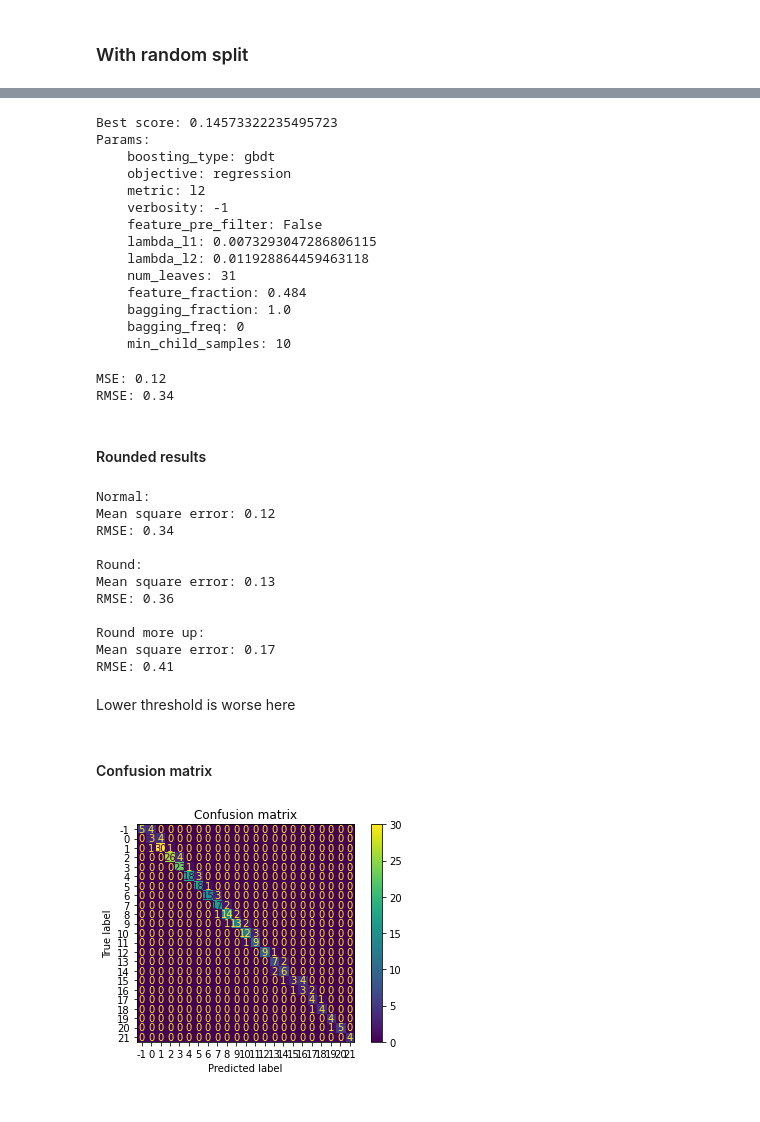
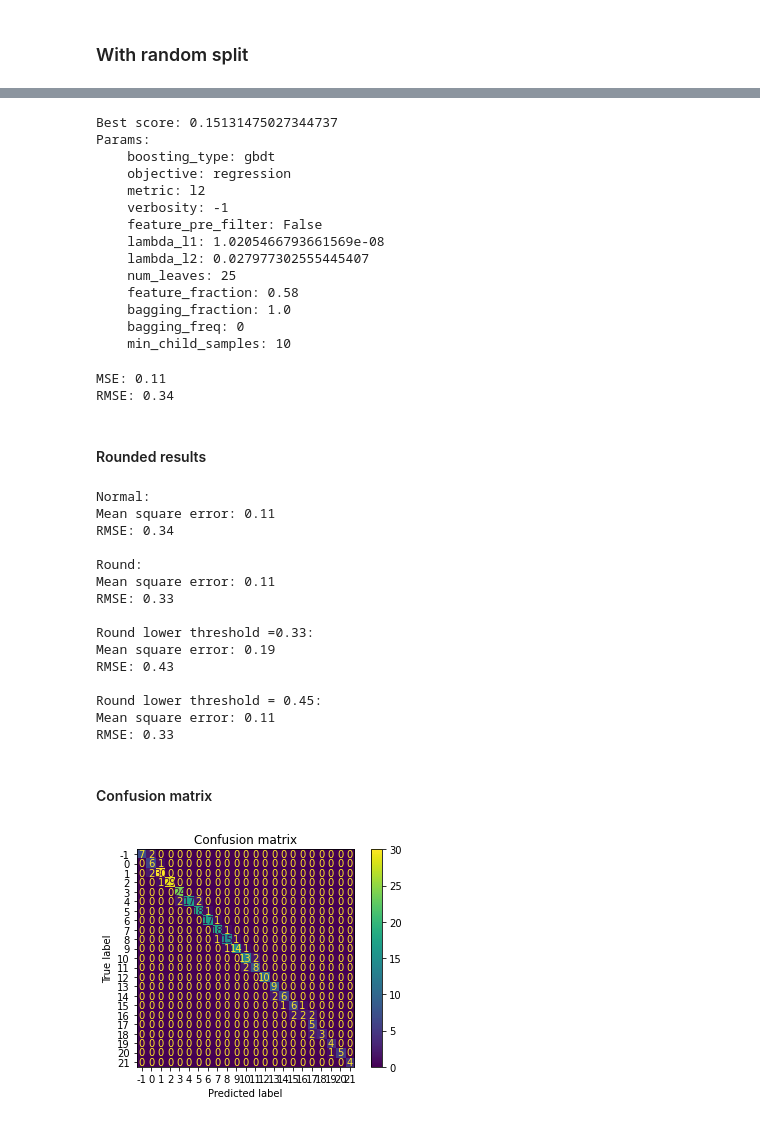
Before and after one commit to Paulina100/ML-for-TTRPG-game-design, a Jupyter notebook: notebooks/models/LightGBM.ipynb, the cells around one changed output, grey strips where cells are left out. Cells and saved outputs as stored; diff of their text form; code cells hidden in the pictures.

```diff
--- a/notebooks/models/LightGBM.ipynb
+++ b/notebooks/models/LightGBM.ipynb
@@ -163,7 +163,7 @@ params = {
 gbm = lgb.train(
     params,
     lgb_train,
-    num_boost_round=20,
+    num_boost_round=100,
     valid_sets=lgb_eval,
     callbacks=[lgb.early_stopping(stopping_rounds=5)],
 )
@@ -503,17 +527,17 @@ print("Params: ")
 for key, value in best_params.items():
     print("    {}: {}".format(key, value))
 # %% [output]
-Best score: 0.14573322235495723
+Best score: 0.15131475027344737
 Params:
     boosting_type: gbdt
     objective: regression
     metric: l2
     verbosity: -1
     feature_pre_filter: False
-    lambda_l1: 0.0073293047286806115
-    lambda_l2: 0.011928864459463118
-    num_leaves: 31
-    feature_fraction: 0.484
+    lambda_l1: 1.0205466793661569e-08
+    lambda_l2: 0.027977302555445407
+    num_leaves: 25
+    feature_fraction: 0.58
     bagging_fraction: 1.0
     bagging_freq: 0
     min_child_samples: 10
@@ -533,7 +557,7 @@ rmse = mean_squared_error(y_test_random_split, y_pred_random_split, squared=Fals
 print(f"MSE: {mse:.2f}")
 print(f"RMSE: {rmse:.2f}")
 # %% [output]
-MSE: 0.12
+MSE: 0.11
 RMSE: 0.34
 # %% [markdown]
 #### Rounded results
@@ -557,34 +585,39 @@ check_predictions(y_test_random_split, predict)
 print("Round:")
 check_predictions(y_test_random_split, round_predict)
 
-print("Round lower threshold:")
-check_predictions(y_test_random_split, round_predict_lower_threshold)
+print("Round lower threshold =0.33:")
+check_predictions(y_test_random_split, round_predict_lower_threshold33)
+
+print("Round lower threshold = 0.45:")
+check_predictions(y_test_random_split, round_predict_lower_threshold45)
 # %% [output]
 Normal:
-Mean square error: 0.12
+Mean square error: 0.11
 RMSE: 0.34
 
 Round:
-Mean square error: 0.13
-RMSE: 0.36
+Mean square error: 0.11
+RMSE: 0.33
 
-Round more up:
-Mean square error: 0.17
-RMSE: 0.41
+Round lower threshold =0.33:
+Mean square error: 0.19
+RMSE: 0.43
+
+Round lower threshold = 0.45:
+Mean square error: 0.11
+RMSE: 0.33
-# %% [markdown]
-Lower threshold is worse here
 # %% [markdown]
 #### Confusion matrix
 # %%
 from sklearn.metrics import confusion_matrix, ConfusionMatrixDisplay
 import matplotlib.pyplot as plt
 
-cm = confusion_matrix(y_test_random_split, round_predict_lower_threshold)
+cm = confusion_matrix(y_test_random_split, round_predict)
 
 disp = ConfusionMatrixDisplay(confusion_matrix=cm, display_labels=np.arange(-1, 22))
 
 disp.plot()
 plt.title("Confusion matrix")
 plt.show()
 # %% [output]
-[figure, old version]
+[figure, new version]
```
Also changed, not shown: parts of 17 cells of this notebook.
